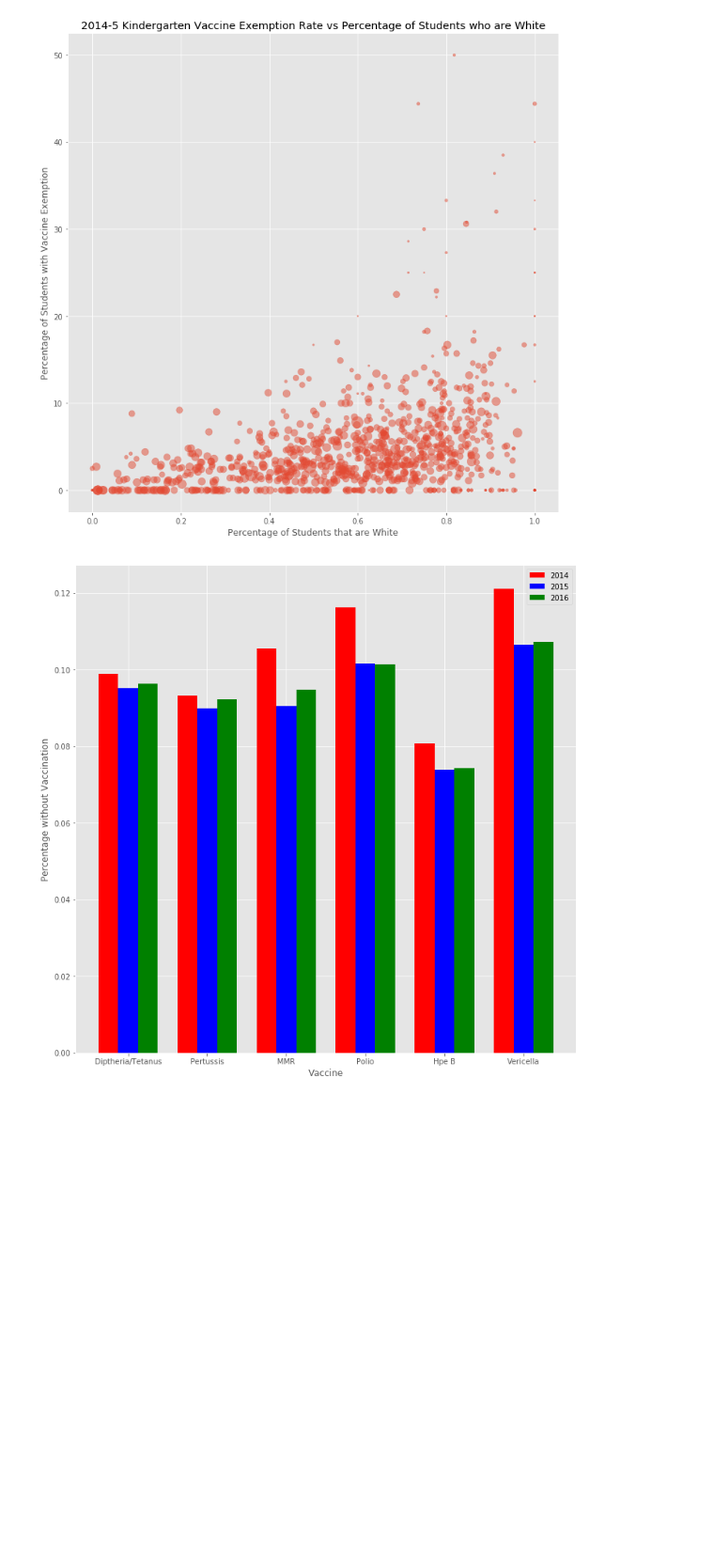
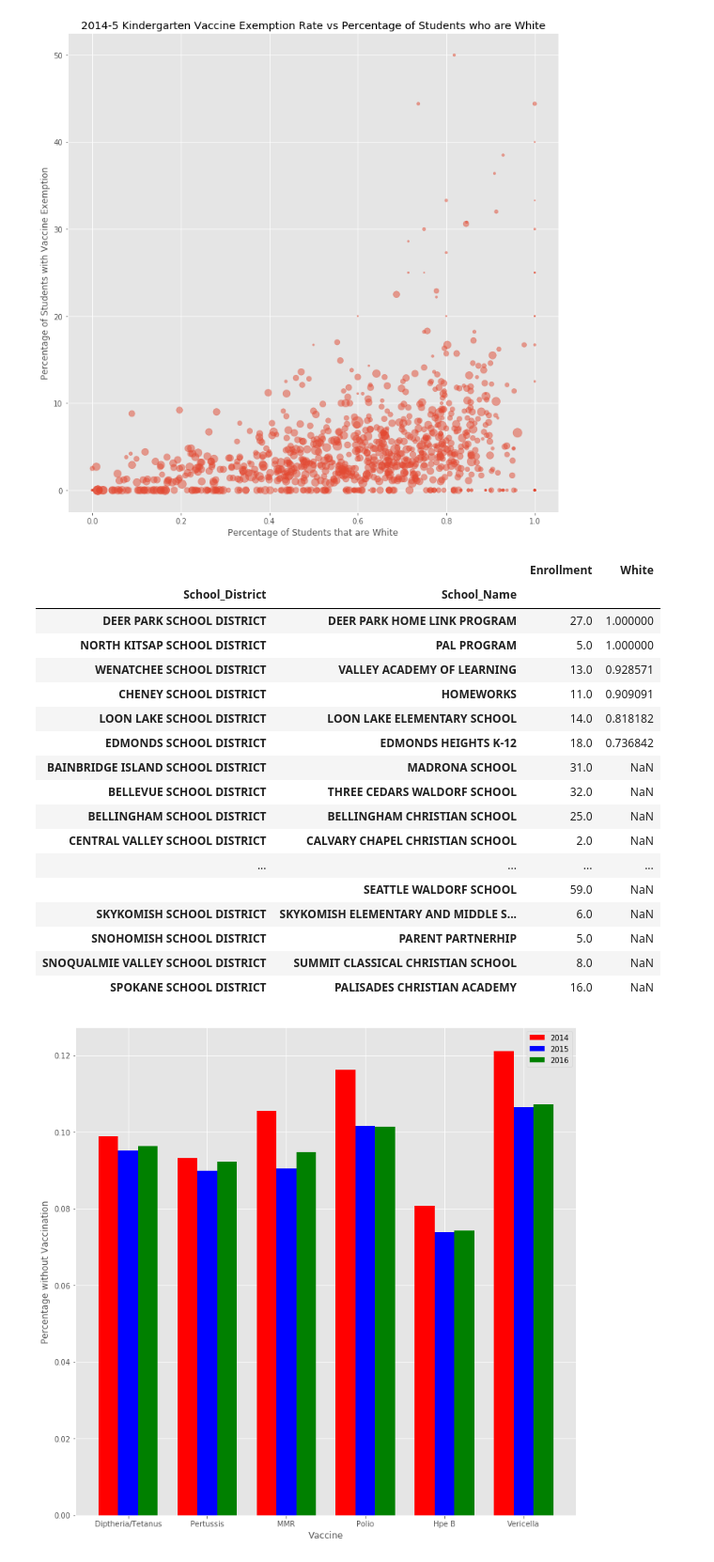
Before and after one commit to frischmuth/Washington-Immunization-Rates, a Jupyter notebook: Analysis.ipynb, the cells around one changed output. Shown at 94% size. Saved outputs shown, nothing was run; the diff lists cells and outputs as text; code cells hidden in the pictures; blank space fills up the shorter version.

```diff
--- a/Analysis.ipynb
+++ b/Analysis.ipynb
@@ -78,6 +78,27 @@ plt.title('2014-5 Kindergarten Vaccine Exemption Rate vs Percentage of Students
 # %% [output]
 ''
 [figure]
+# %%
+merged_kindergarten_data_45[merged_kindergarten_data_45['Percent_with_any_exemption']>35][['Enrollment', 'White']].sort_values('White', ascending=False)
+# %% [output]
+|  |  | Enrollment | White |
+| School_District | School_Name |  |  |
+| DEER PARK SCHOOL DISTRICT | DEER PARK HOME LINK PROGRAM | 27.0 | 1.000000 |
+| NORTH KITSAP SCHOOL DISTRICT | PAL PROGRAM | 5.0 | 1.000000 |
+| WENATCHEE SCHOOL DISTRICT | VALLEY ACADEMY OF LEARNING | 13.0 | 0.928571 |
+| CHENEY SCHOOL DISTRICT | HOMEWORKS | 11.0 | 0.909091 |
+| LOON LAKE SCHOOL DISTRICT | LOON LAKE ELEMENTARY SCHOOL | 14.0 | 0.818182 |
+| EDMONDS SCHOOL DISTRICT | EDMONDS HEIGHTS K-12 | 18.0 | 0.736842 |
+| BAINBRIDGE ISLAND SCHOOL DISTRICT | MADRONA SCHOOL | 31.0 | NaN |
+| BELLEVUE SCHOOL DISTRICT | THREE CEDARS WALDORF SCHOOL | 32.0 | NaN |
+| BELLINGHAM SCHOOL DISTRICT | BELLINGHAM CHRISTIAN SCHOOL | 25.0 | NaN |
+| CENTRAL VALLEY SCHOOL DISTRICT | CALVARY CHAPEL CHRISTIAN SCHOOL | 2.0 | NaN |
+| ... | ... | ... | ... |
+|  | SEATTLE WALDORF SCHOOL | 59.0 | NaN |
+| SKYKOMISH SCHOOL DISTRICT | SKYKOMISH ELEMENTARY AND MIDDLE S... | 6.0 | NaN |
+| SNOHOMISH SCHOOL DISTRICT | PARENT PARTNERHIP | 5.0 | NaN |
+| SNOQUALMIE VALLEY SCHOOL DISTRICT | SUMMIT CLASSICAL CHRISTIAN SCHOOL | 8.0 | NaN |
+| SPOKANE SCHOOL DISTRICT | PALISADES CHRISTIAN ACADEMY | 16.0 | NaN |
 # %%
 vaccines = {'Diptheria/Tetanus': 'Number_incomplete_for_diphtheria_tetanus', 'Pertussis': 'Number_incomplete_for_pertussis','MMR': 'Number_incomplete_for_measles_mumps_rubella','Polio': 'Number_incomplete_for_polio', 'Hpe B': 'Number_incomplete_for_HepatitisB', 'Vericella': 'Number_incomplete_for_varicella'}
 dataframes = [merged_kindergarten_data_45, merged_kindergarten_data_56, merged_kindergarten_data_67]
```
Also changed, not shown: 1 other file.
